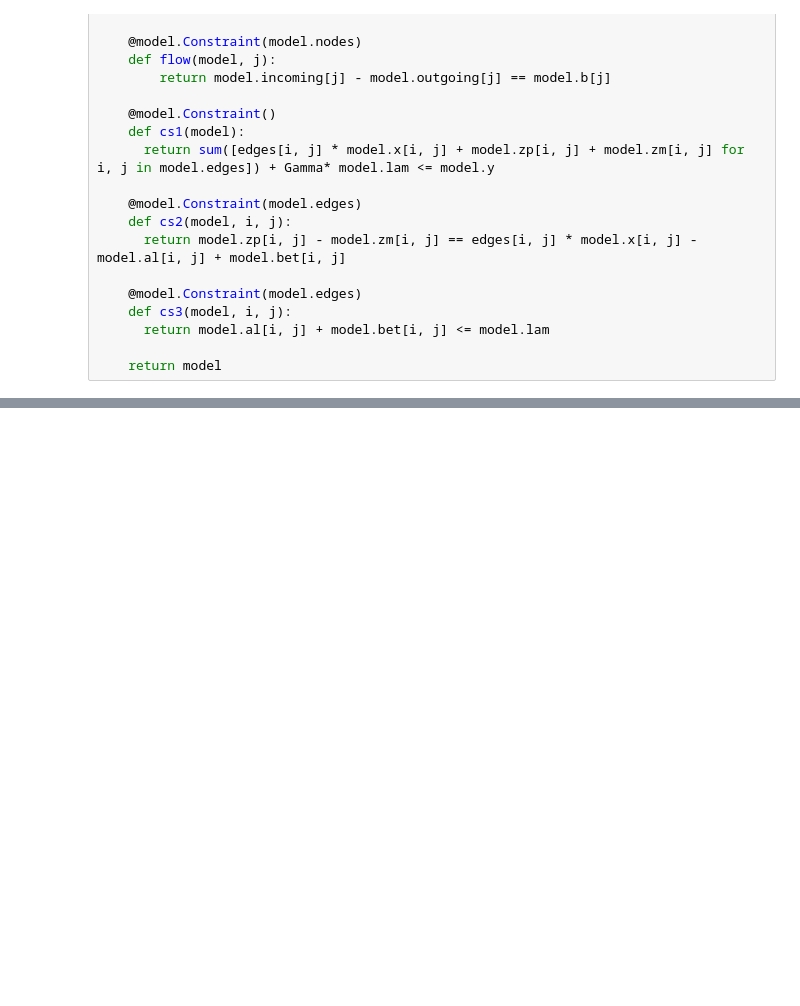
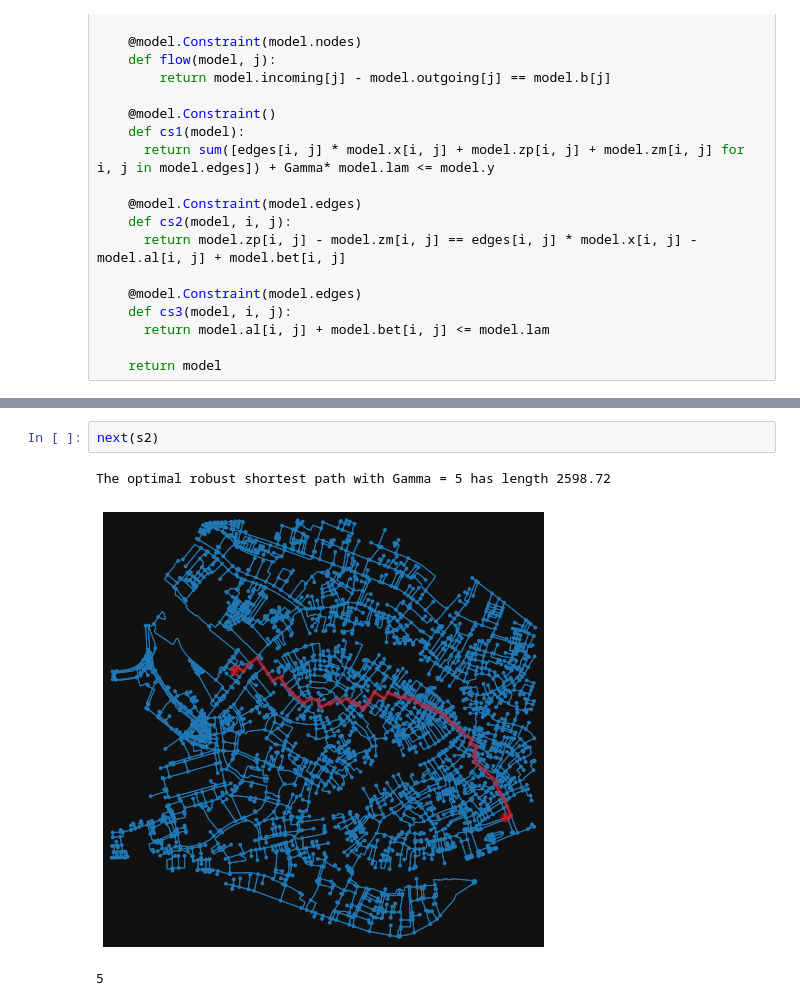
Before and after one commit to AnhVanGiang/MO, a Jupyter notebook: Third_assignment_Mathematical_optimization_2022_2023.ipynb, the cells around one changed output, grey strips where cells are left out. Cells and saved outputs as stored; diff of their text form; blank space fills up the shorter version.

```diff
--- a/Third_assignment_Mathematical_optimization_2022_2023.ipynb
+++ b/Third_assignment_Mathematical_optimization_2022_2023.ipynb
@@ -529,0 +551,6 @@ next(s2)
+# %%
+next(s2)
+# %% [output]
+The optimal robust shortest path with Gamma = 5 has length 2598.72
+[figure, added]
+5
```
Also changed, not shown: parts of 8 cells of this notebook.
